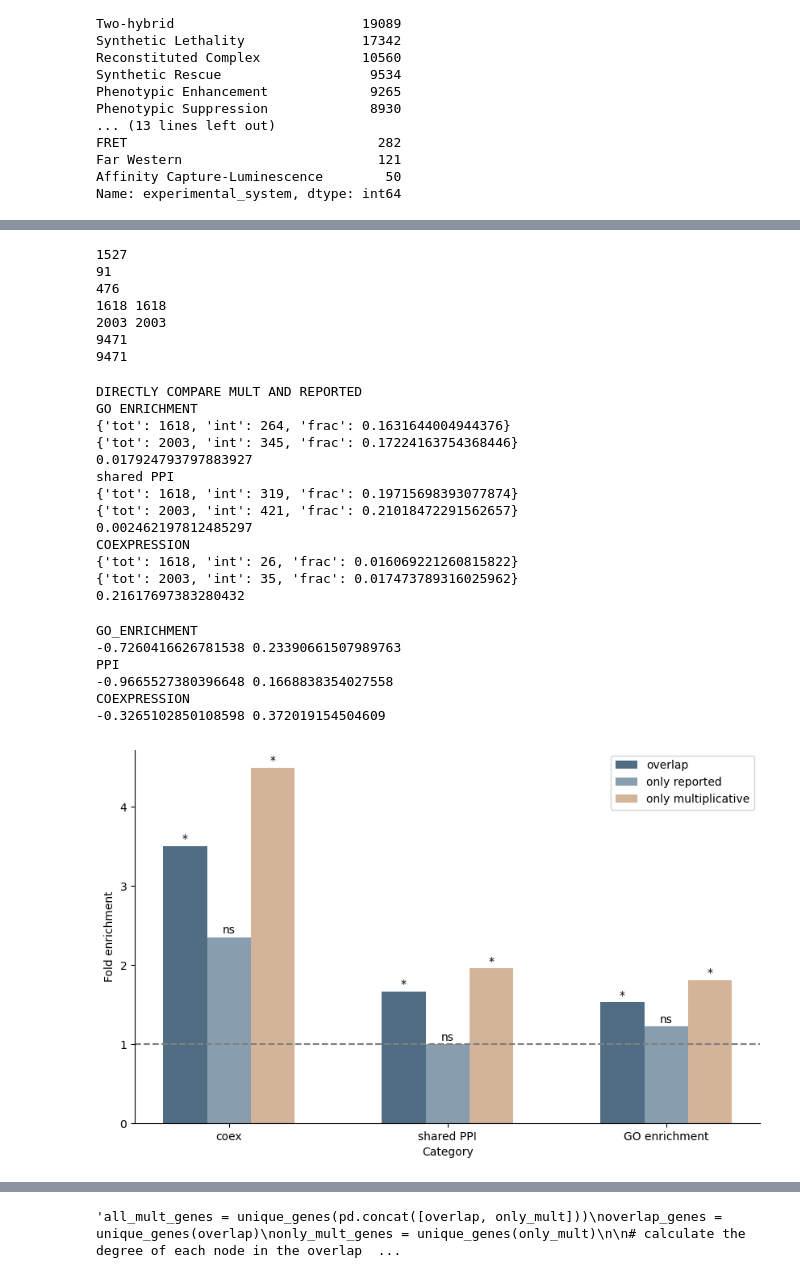
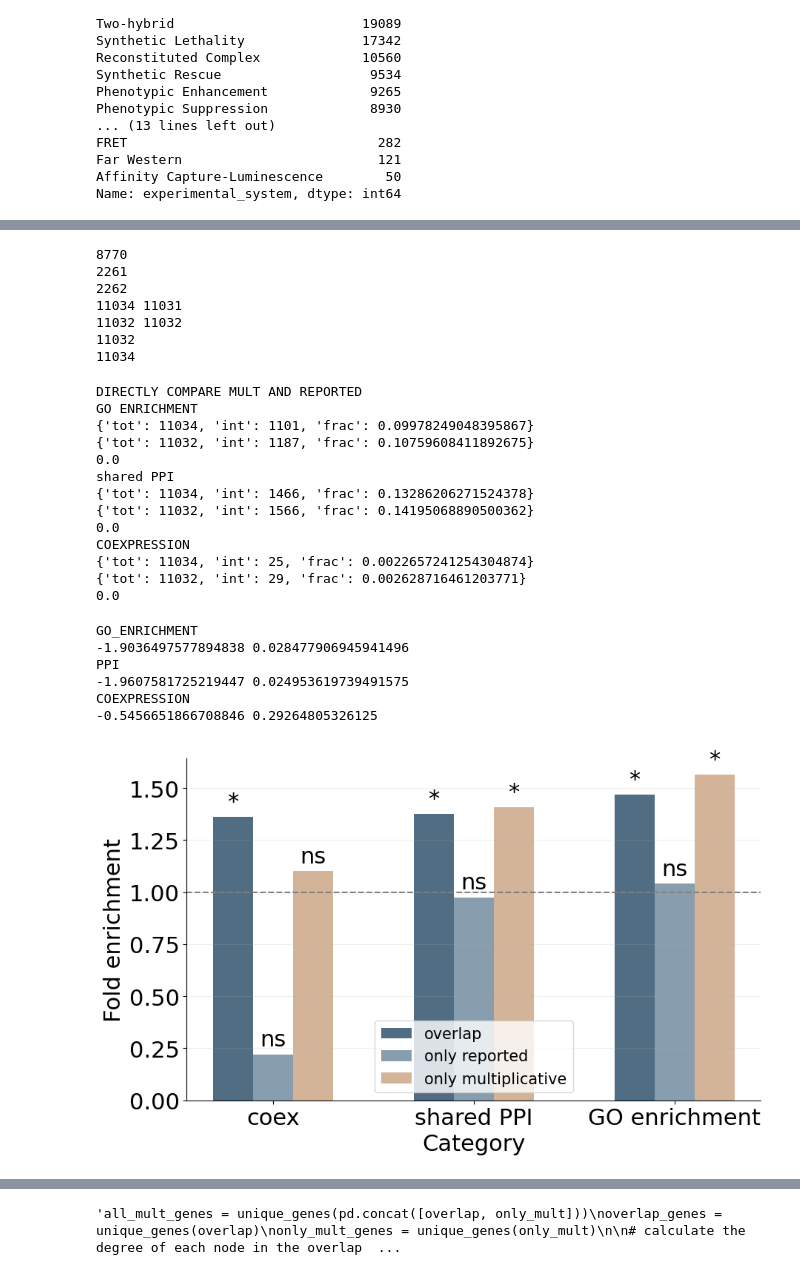
Before and after one commit to brian-arnold/epistasis_reanalysis, a Jupyter notebook: yeast_screens/Kuzmin_data_analysis.ipynb, the cells around one changed output, grey strips where cells are left out. Drawn from its saved outputs; the diff is of its cells as text; code cells hidden in the pictures.

```diff
--- a/yeast_screens/Kuzmin_data_analysis.ipynb
+++ b/yeast_screens/Kuzmin_data_analysis.ipynb
@@ -20,7 +21,7 @@ import kuzmin_data_2018 as data_2018
 import kuzmin_data_2020 as data_2020
 import enrichment as enrich
 # %%
-dataset = "Kuzmin2020" # Kuzmin2020 or Kuzmin2018
+dataset = "Kuzmin2018" # Kuzmin2020 or Kuzmin2018
 # %%
 if dataset == "Kuzmin2018":
     kuzmin_2018_data_dir = "/Users/bjarnold/Princeton_DataX/Epistasis/higher_order_reanalysis/yeast_screens/KuzminEtAl2018/data_files"
@@ -385,7 +364,7 @@ def count_frac(df):
     return len(df)
 
 results = defaultdict(list)
-p = 0.05
+p = 1
 
 overlap, only_reported, only_mult, all_reported, all_mult = enrich.outlier_enrichment( df[df.pval < p], "negative", count_frac, multiplicative, tau_mult_sig_val)
 denom = overlap + only_reported + only_mult
@@ -561,13 +540,13 @@ print((all_mult), overlap+only_mult)
 print(len(df[df[multiplicative] <= tau_mult_sig_val['neg']]))
 print(len(df[df.adjusted_interaction_score_epsilon_or_tau <= -0.08]))
 # %% [output]
-1527
-91
-476
-1618 1618
-2003 2003
-9471
-9471
+8770
+2261
+2262
+11034 11031
+11032 11032
+11032
+11034
 # %%
 # Directly compare multiplicative and reported using hypergeometric test
 
@@ -621,17 +600,17 @@ print(test)
 # %% [output]
 DIRECTLY COMPARE MULT AND REPORTED
 GO ENRICHMENT
-{'tot': 1618, 'int': 264, 'frac': 0.1631644004944376}
-{'tot': 2003, 'int': 345, 'frac': 0.17224163754368446}
-0.017924793797883927
+{'tot': 11034, 'int': 1101, 'frac': 0.09978249048395867}
+{'tot': 11032, 'int': 1187, 'frac': 0.10759608411892675}
+0.0
 shared PPI
-{'tot': 1618, 'int': 319, 'frac': 0.19715698393077874}
-{'tot': 2003, 'int': 421, 'frac': 0.21018472291562657}
-0.002462197812485297
+{'tot': 11034, 'int': 1466, 'frac': 0.13286206271524378}
+{'tot': 11032, 'int': 1566, 'frac': 0.14195068890500362}
+0.0
 COEXPRESSION
-{'tot': 1618, 'int': 26, 'frac': 0.016069221260815822}
-{'tot': 2003, 'int': 35, 'frac': 0.017473789316025962}
-0.21617697383280432
+{'tot': 11034, 'int': 25, 'frac': 0.0022657241254304874}
+{'tot': 11032, 'int': 29, 'frac': 0.002628716461203771}
+0.0
 # %%
 # Directly compare multiplicative and reported using equality of proportion test
 
@@ -653,11 +632,11 @@ overlap, only_reported, only_mult, all_reported, all_mult = enrich.outlier_enric
 proportions_test(all_reported, all_mult, "COEXPRESSION")
 # %% [output]
 GO_ENRICHMENT
--0.7260416626781538 0.23390661507989763
+-1.9036497577894838 0.028477906945941496
 PPI
--0.9665527380396648 0.1668838354027558
+-1.9607581725219447 0.024953619739491575
 COEXPRESSION
--0.3265102850108598 0.372019154504609
+-0.5456651866708846 0.29264805326125
 # %%
 data1 = []
 data2 = []
@@ -673,14 +652,15 @@ for func in funcs:
 data1 = np.transpose(data1)
 data2 = np.transpose(data2)
 # %%
+plt.rcParams.update({'font.size': 22})
 fig, axs = plt.subplots(figsize=(10,6))
+plt.grid(visible=True, axis='y', alpha=0.2)
 
 # data:
 # rows are data category (overlap, only reported, only mult),
 # cols are analysis (coex, PPI, GO)
 x = np.arange(len(data1[0]))
 width = 0.2
-
 plt.bar(x-width, data1[0], width, color=overlap_color) # plots first analysis across all data categories (coex, PPI, GO)
 plt.bar(x, data1[1], width, color=only_reported_color)
 plt.bar(x+width, data1[2], width, color=only_mult_color)
@@ -688,7 +668,7 @@ plt.bar(x+width, data1[2], width, color=only_mult_color)
 plt.xticks(x, ['coex', 'shared PPI', 'GO enrichment'])
 plt.xlabel("Category")
 plt.ylabel("Fold enrichment")
-plt.legend(["overlap", "only reported", "only multiplicative"])
+plt.legend(["overlap", "only reported", "only multiplicative"], loc='lower center', prop={'size':15})
 #plt.title("Negative interactions")
 plt.axhline(1, linestyle="--", color="gray")
 sns.despine()
@@ -698,34 +678,34 @@ analyses = ["coex", "ppi", "go"]
 for column in range(len(data1[0])):
     analysis = analyses[column]
     if dataset == "Kuzmin2020":
         # for 2020 data:
         # overlap and only_mult significant for all analyses, only_reported not significant for all analyses
         # this is the cae when pval threshold is 0.05 or 1
         plt.text(column-width, data1[0][column]+0.02, "*", ha='center', va='bottom')
         plt.text(column, data1[1][column]+0.02, "ns", ha='center', va='bottom')
         plt.text(column+width, data1[2][column]+0.02, "*", ha='center', va='bottom')
     elif dataset == "Kuzmin2018":
         # for 2018 data:
         # overlap significant for all, only_mult significant only for GO and PPI, only_reported only significant for GO
         if analysis == "coex":
             plt.text(column-width, data1[0][column]+0.02, "*", ha='center', va='bottom') # overlap
             plt.text(column, data1[1][column]+0.02, "ns", ha='center', va='bottom') # only_reported
             plt.text(column+width, data1[2][column]+0.02, "ns", ha='center', va='bottom') # only_mult
         if analysis == "ppi":
             plt.text(column-width, data1[0][column]+0.02, "*", ha='center', va='bottom') # overlap
             plt.text(column, data1[1][column]+0.02, "ns", ha='center', va='bottom') # only_reported
             plt.text(column+width, data1[2][column]+0.02, "*", ha='center', va='bottom') # only_mult
         if analysis == "go":
             plt.text(column-width, data1[0][column]+0.02, "*", ha='center', va='bottom') # overlap
             if p==1:
                 plt.text(column, data1[1][column]+0.02, "ns", ha='center', va='bottom') # only_reported
             else:
                 plt.text(column, data1[1][column]+0.02, "*", ha='center', va='bottom') # only_reported
             plt.text(column+width, data1[2][column]+0.02, "*", ha='center', va='bottom') # only_mult
 
 plt.show()
 # %% [output]
-[figure, old version]
+[figure, new version]
 # %%
 fig, axs = plt.subplots(figsize=(10,6))
 
```
Also changed, not shown: parts of 31 cells of this notebook, 16 other files.
